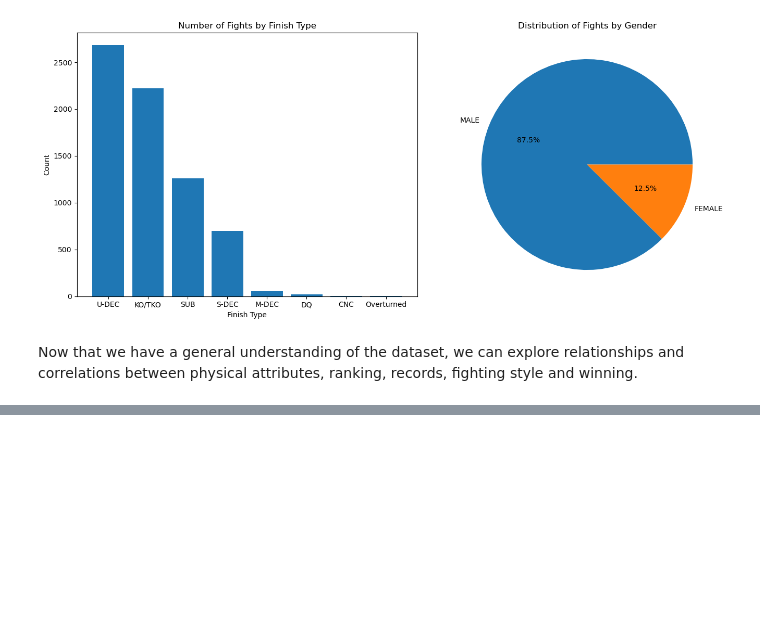
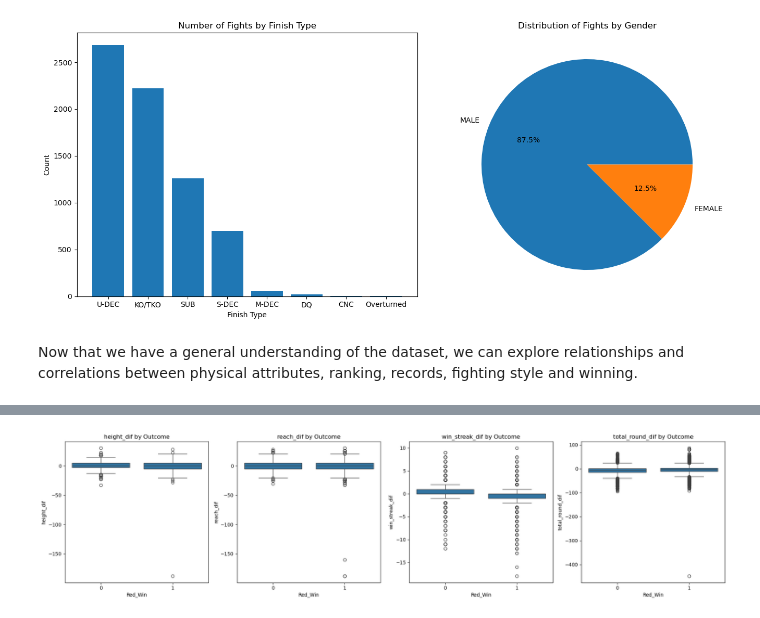
Before and after one commit to lucas23wong/UFC-Fight-Prediction, a Jupyter notebook: notebooks/02_eda.ipynb, the cells around one changed output, grey strips where cells are left out. Cells and saved outputs as stored; diff of their text form; code cells hidden in the pictures; blank space fills up the shorter version.

```diff
--- a/notebooks/02_eda.ipynb
+++ b/notebooks/02_eda.ipynb
@@ -81,0 +85,14 @@ ValueError: could not convert string to float: 'Red'
+# %%
+# Box plot for Winners / Losers of bout and Total Round / Win Streak / Reach / Height differentials
+fig, axes = plt.subplots(1, 4, figsize=(20, 5))
+
+diffs = ['height_dif', 'reach_dif', 'win_streak_dif', 'total_round_dif']
+
+for ax, col in zip(axes, diffs):
+    sns.boxplot(data=ufc_data, x='Red_Win', y=col, ax=ax)
+    ax.set_title(f'{col} by Outcome')
+
+plt.tight_layout()
+plt.show()
+# %% [output]
+[figure, added]
```
Also changed, not shown: parts of 2 cells of this notebook, 2 other files.
